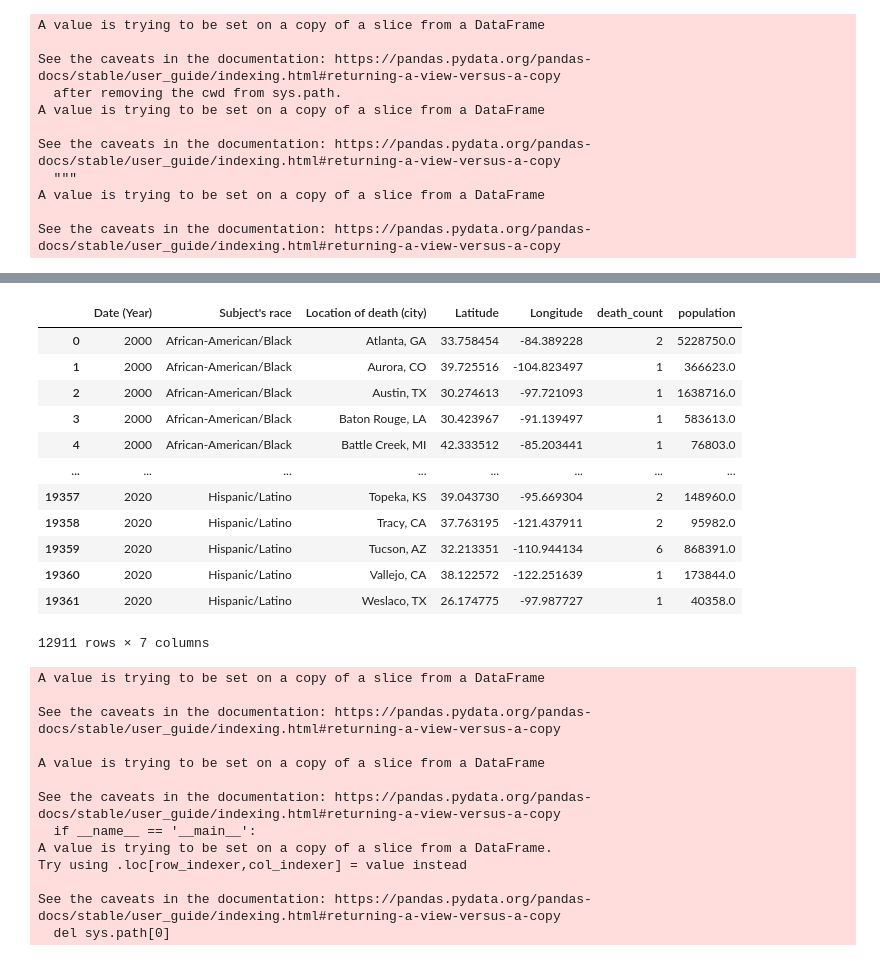
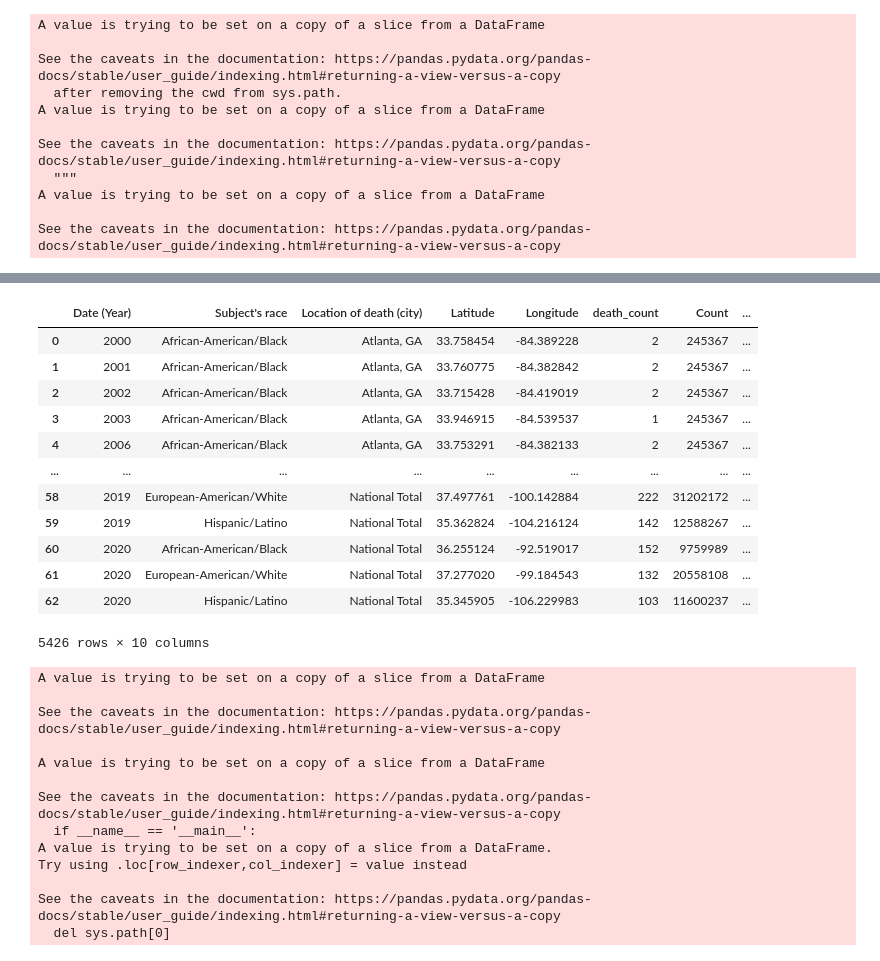
Before and after one commit to lnicoletti/police_violence, a Jupyter notebook: 1-data-preprocessing.ipynb, the cells around one changed output, grey strips where cells are left out. Saved outputs shown, nothing was run; the diff lists cells and outputs as text; code cells hidden in the pictures.

Commit message:
cities by race data ready

```diff
--- a/1-data-preprocessing.ipynb
+++ b/1-data-preprocessing.ipynb
@@ -158,28 +142,19 @@ pop_race
-# %%
-df_race
-# %% [output]
-|  | Date (Year) | Subject's race | Location of death (city) | Latitude | Longitude | death_count | population |
-| 0 | 2000 | African-American/Black | Atlanta, GA | 33.758454 | -84.389228 | 2 | 5228750.0 |
-| 1 | 2000 | African-American/Black | Aurora, CO | 39.725516 | -104.823497 | 1 | 366623.0 |
-| 2 | 2000 | African-American/Black | Austin, TX | 30.274613 | -97.721093 | 1 | 1638716.0 |
-| 3 | 2000 | African-American/Black | Baton Rouge, LA | 30.423967 | -91.139497 | 1 | 583613.0 |
-| 4 | 2000 | African-American/Black | Battle Creek, MI | 42.333512 | -85.203441 | 1 | 76803.0 |
-| ... | ... | ... | ... | ... | ... | ... | ... |
-| 19357 | 2020 | Hispanic/Latino | Topeka, KS | 39.043730 | -95.669304 | 2 | 148960.0 |
-| 19358 | 2020 | Hispanic/Latino | Tracy, CA | 37.763195 | -121.437911 | 2 | 95982.0 |
-| 19359 | 2020 | Hispanic/Latino | Tucson, AZ | 32.213351 | -110.944134 | 6 | 868391.0 |
-| 19360 | 2020 | Hispanic/Latino | Vallejo, CA | 38.122572 | -122.251639 | 1 | 173844.0 |
-| 19361 | 2020 | Hispanic/Latino | Weslaco, TX | 26.174775 | -97.987727 | 1 | 40358.0 |
-12911 rows × 7 columns
-# %%
-test = pd.merge(df_race, pop_race,  how='inner', left_on=["Subject's race",'Location of death (city)'], right_on = ['Race','Location of death (city)'])
-
-test = test.drop("population", axis = 1)
-# test[test['Location of death (city)']=="Atlanta, GA"]
-test = test.groupby(["Date (Year)", "Subject's race"]).agg(
-    {"Latitude": "mean", "Longitude": "mean", "death_count": "sum", "Total Population": "mean", "Count": "sum"}).reset_index()
-
-test['death_hthou'] = test['death_count']/test['Count']*100000
+# %%
+test
+# %% [output]
+|  | Date (Year) | Subject's race | Location of death (city) | Latitude | Longitude | death_count | Count | ... |
+| 0 | 2000 | African-American/Black | Atlanta, GA | 33.758454 | -84.389228 | 2 | 245367 | ... |
+| 1 | 2001 | African-American/Black | Atlanta, GA | 33.760775 | -84.382842 | 2 | 245367 | ... |
+| 2 | 2002 | African-American/Black | Atlanta, GA | 33.715428 | -84.419019 | 2 | 245367 | ... |
+| 3 | 2003 | African-American/Black | Atlanta, GA | 33.946915 | -84.539537 | 1 | 245367 | ... |
+| 4 | 2006 | African-American/Black | Atlanta, GA | 33.753291 | -84.382133 | 2 | 245367 | ... |
+| ... | ... | ... | ... | ... | ... | ... | ... | ... |
+| 58 | 2019 | European-American/White | National Total | 37.497761 | -100.142884 | 222 | 31202172 | ... |
+| 59 | 2019 | Hispanic/Latino | National Total | 35.362824 | -104.216124 | 142 | 12588267 | ... |
+| 60 | 2020 | African-American/Black | National Total | 36.255124 | -92.519017 | 152 | 9759989 | ... |
+| 61 | 2020 | European-American/White | National Total | 37.277020 | -99.184543 | 132 | 20558108 | ... |
+| 62 | 2020 | Hispanic/Latino | National Total | 35.345905 | -106.229983 | 103 | 11600237 | ... |
+5426 rows × 10 columns
 # %%
 df = pd.read_csv('data/fatal_encounters_cl.csv')
 # %%
```
Also changed, not shown: parts of 7 cells of this notebook, 17 other files.
